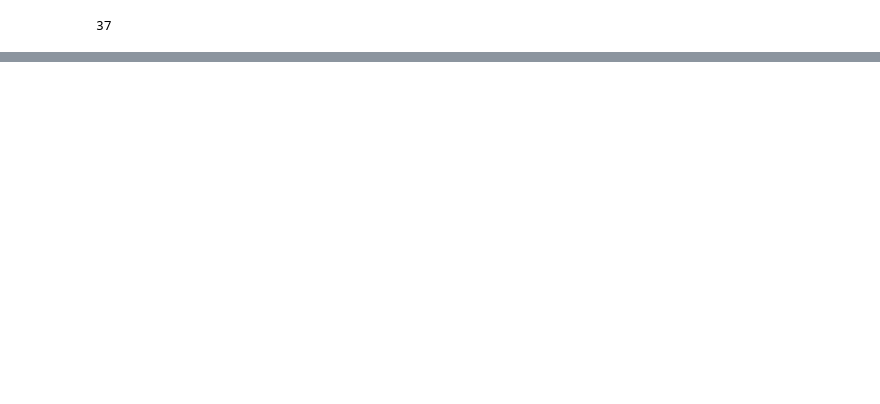
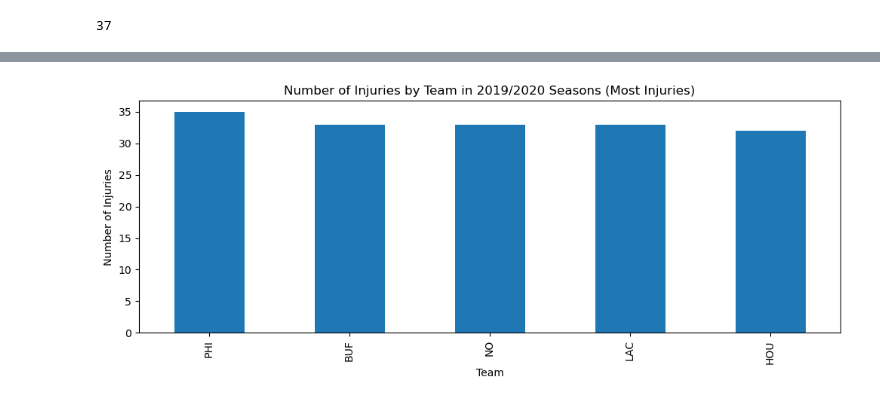
Before and after one commit to rwmckinney2006/cs130-project, a Jupyter notebook: Analysis.ipynb, the cells around one changed output, grey strips where cells are left out. Drawn from its saved outputs; the diff is of its cells as text; code cells hidden in the pictures; blank space fills up the shorter version.

```diff
--- a/Analysis.ipynb
+++ b/Analysis.ipynb
@@ -98,0 +150,9 @@ Oklahoma
+# %%
+# Bar chart showing the teams with the most injuries in 2019/2020 seasons.
+injury_data.team.value_counts().head().plot(kind = 'bar', figsize=(12,4))
+plt.title('Number of Injuries by Team in 2019/2020 Seasons (Most Injuries)')
+plt.xlabel('Team')
+plt.ylabel('Number of Injuries')
+plt.show()
+# %% [output]
+[figure, added]
```
Also changed, not shown: parts of 38 cells of this notebook, 14 other files.
